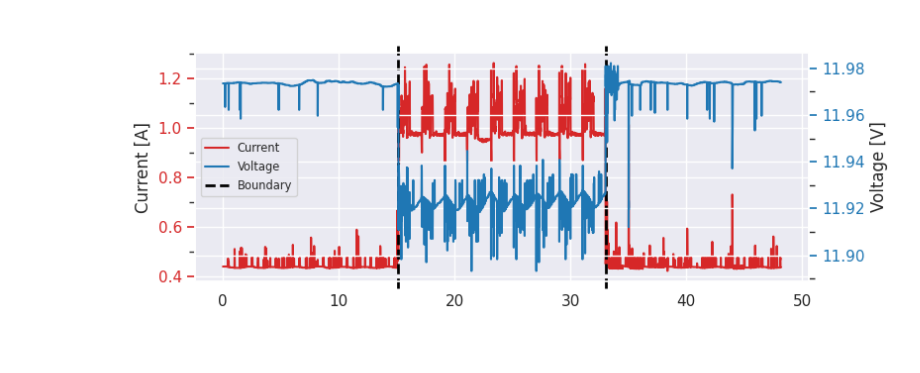
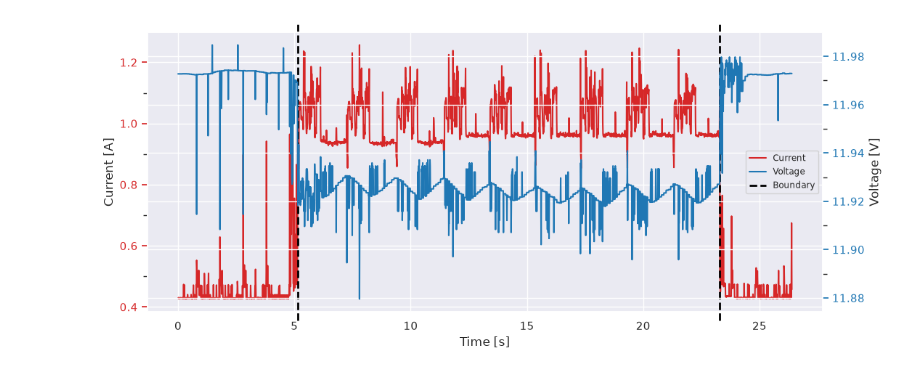
Before and after one commit to rsie-dev/power_consumption_experiment, a Jupyter notebook: visualization/visualize_single_complete_measurement.ipynb, the cells around one changed output. Saved outputs shown, nothing was run; the diff lists cells and outputs as text; code cells hidden in the pictures; blank space fills up the shorter version.

Commit message:
adapted to updated file format

```diff
--- a/visualization/visualize_single_complete_measurement.ipynb
+++ b/visualization/visualize_single_complete_measurement.ipynb
@@ -14,17 +30,7 @@ sns.set_theme()
 # %%
-def import_dataset(filename: Path):
+def import_dataset(filename: Path, time_columns: list[str] | None=None):
     df = pd.read_csv(filename, header=[0, 1])
-
-    names = df.columns.get_level_values(0)
-    units = df.columns.get_level_values(1)
-
-    df.columns = names  # flatten
-    if 'timestamp' in df.columns:
-        df["timestamp"] = pd.to_datetime(df["timestamp"], format="ISO8601")
-    for col, unit in zip(names, units):  # apply units
-        if unit != "No Unit":
-            df[col] = df[col].astype(f"pint[{unit}]")
-
+    df = adjust_pint_columns(df, time_columns)
     return df
 # %%
 def import_measurements(run_folder: Path):
@@ -33,10 +39,10 @@ def import_measurements(run_folder: Path):
     return df
 # %%
 def import_markers(run_folder: Path):
-    filename = run_folder / "markers.csv"
-    df = import_dataset(filename)
-    start = df.loc[df["kind"] == "START", "timestamp"].iloc[0]
-    end = df.loc[df["kind"] == "END", "timestamp"].iloc[0]
+    filename = run_folder / "timings_dut.csv"
+    df = import_dataset(filename, time_columns=["start", "end"])
+    start = df["start"].iloc[0]
+    end = df["end"].iloc[0]
     return start, end
 # %%
 def import_data(run_folder: Path):
@@ -48,10 +54,10 @@ def import_data(run_folder: Path):
 image_folder = Path.cwd() / "resources/images"
 image_folder.mkdir(parents=True, exist_ok=True)
 experiment_folder = Path("../data_aggregator")
-resources_folder = experiment_folder / "raw_resources/normalize_test3"
+resources_folder = experiment_folder / "raw_resources/full_large/resources"
 host = "radxax4"
 tag_name = "bzip3_compress_sensor_default_single"
-data = import_data(resources_folder / f"radxax4_bzip3/{host}/{tag_name}/run_016")
+data = import_data(resources_folder / f"radxax4_1/{host}/{tag_name}/run_016")
 # %%
 df = data[0]
 t0 = df["timestamp"].iloc[0]
@@ -81,9 +75,10 @@ plt.show()
 # %%
-fig, ax1 = plt.subplots(figsize=(8, 3))
+fig, ax1 = plt.subplots(figsize=(12, 5))
 
 line1 = ax1.plot(df_plot["relative_time_s"], df_plot["current_A"], label="Current", color="tab:red")
 ax1.set_ylabel("Current [A]")
 ax1.tick_params(axis="y", colors="tab:red")
+ax1.set_xlabel("Time [s]")
 
 ax2 = ax1.twinx()
 line2 = ax2.plot(df_plot["relative_time_s"], df_plot["voltage_V"], label="Voltage", color="tab:blue")
@@ -104,32 +99,32 @@ ax1.axvline(end_rel_s, color="black", linestyle="--", linewidth=2, zorder=10,
 )
 
 lines1, labels1 = ax1.get_legend_handles_labels()
 lines2, labels2 = ax2.get_legend_handles_labels()
 
 handles = lines1 + lines2
 labels = labels1 + labels2
 
 boundary_idx = labels.index(baundary_label)
 boundary_handle = handles.pop(boundary_idx)
 boundary_label = labels.pop(boundary_idx)
 handles.append(boundary_handle)
 labels.append(boundary_label)
 
 legend = ax2.legend(
     handles,
     labels,
     fontsize="x-small",
-    loc="center left",
+    loc="center right",
 )
 #ax2.legend()
 
 ax1.yaxis.set_minor_locator(AutoMinorLocator(2))
 ax2.yaxis.set_minor_locator(AutoMinorLocator(2))
 
 file_name = image_folder / f"raw_{host}_{tag_name}.pdf"
 #print("generate: %s" % file_name)
 fig.savefig(file_name, bbox_inches="tight")
 fig.canvas.draw()
 plt.show()
 # %% [output]
-[figure, old version]
+[figure, new version]
```
Also changed, not shown: parts of 5 cells of this notebook.
